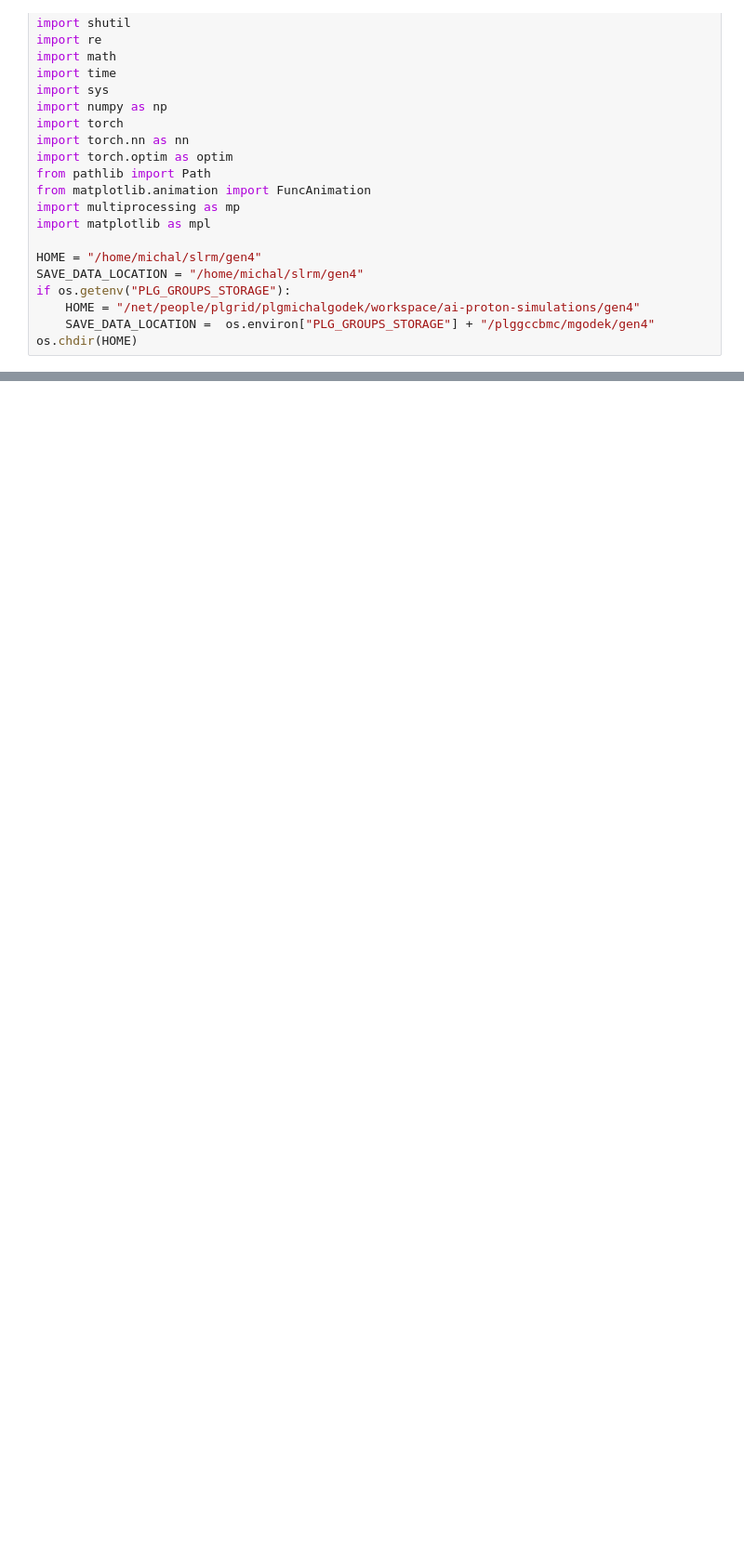
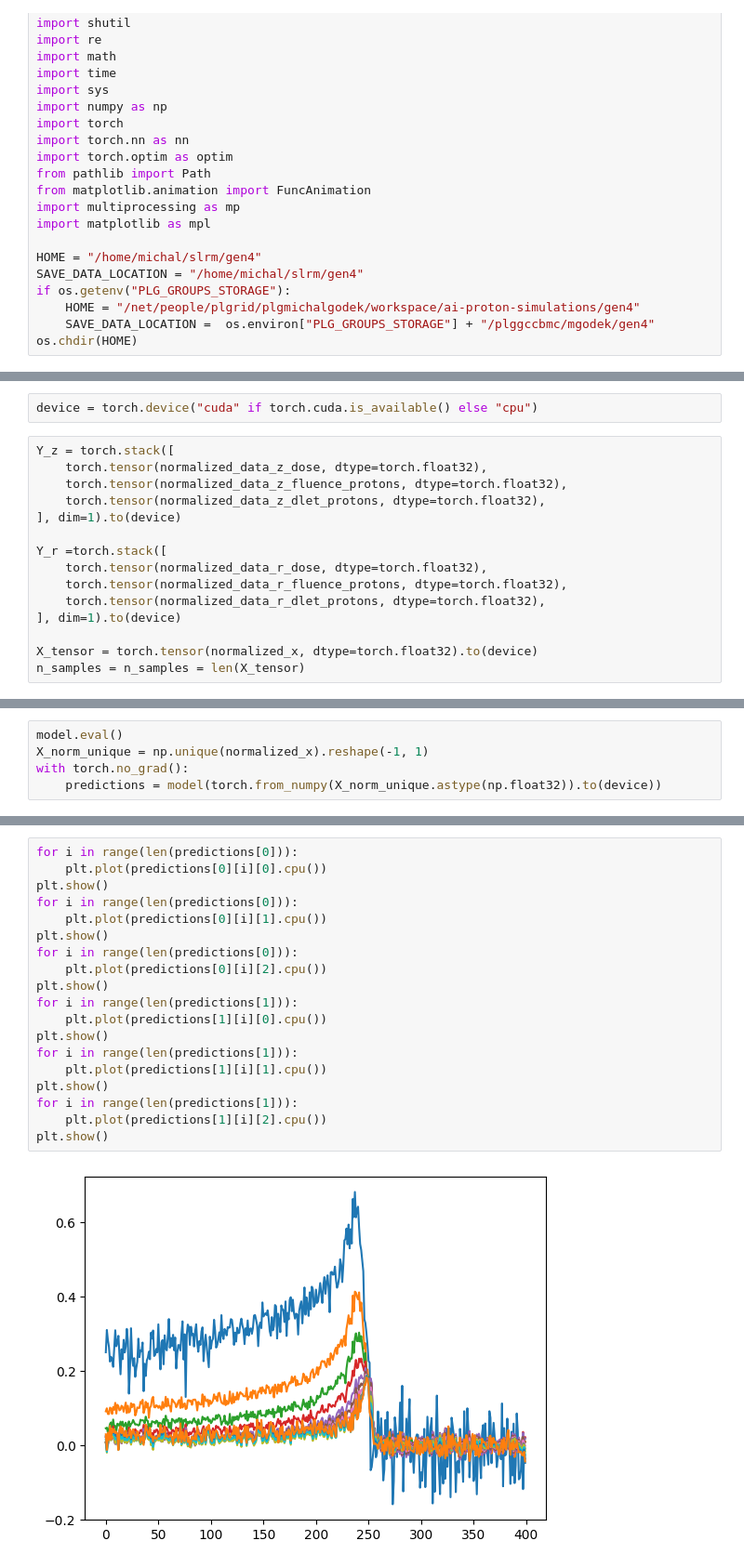
Before and after one commit to jagodek/ai-proton-simulations, a Jupyter notebook: gen4/pipeline.ipynb, the cells around one changed output, grey strips where cells are left out. Shown at 93% size. Drawn from its saved outputs; the diff is of its cells as text; blank space fills up the shorter version.

Commit message:
model training in notebook

```diff
--- a/gen4/pipeline.ipynb
+++ b/gen4/pipeline.ipynb
@@ -150,0 +348,17 @@ plt.show()
+# %%
+device = torch.device("cuda" if torch.cuda.is_available() else "cpu")
+# %%
+Y_z = torch.stack([
+    torch.tensor(normalized_data_z_dose, dtype=torch.float32),
+    torch.tensor(normalized_data_z_fluence_protons, dtype=torch.float32),
+    torch.tensor(normalized_data_z_dlet_protons, dtype=torch.float32),
+], dim=1).to(device)
+
+Y_r =torch.stack([
+    torch.tensor(normalized_data_r_dose, dtype=torch.float32),
+    torch.tensor(normalized_data_r_fluence_protons, dtype=torch.float32),
+    torch.tensor(normalized_data_r_dlet_protons, dtype=torch.float32),
+], dim=1).to(device)
+
+X_tensor = torch.tensor(normalized_x, dtype=torch.float32).to(device)
+n_samples = n_samples = len(X_tensor)
@@ -150,0 +410,5 @@ plt.show()
+# %%
+model.eval()
+X_norm_unique = np.unique(normalized_x).reshape(-1, 1)
+with torch.no_grad():
+    predictions = model(torch.from_numpy(X_norm_unique.astype(np.float32)).to(device))
@@ -150,0 +419,21 @@ plt.show()
+# %%
+for i in range(len(predictions[0])):
+    plt.plot(predictions[0][i][0].cpu())
+plt.show()
+for i in range(len(predictions[0])):
+    plt.plot(predictions[0][i][1].cpu())
+plt.show()
+for i in range(len(predictions[0])):
+    plt.plot(predictions[0][i][2].cpu())
+plt.show()
+for i in range(len(predictions[1])):
+    plt.plot(predictions[1][i][0].cpu())
+plt.show()
+for i in range(len(predictions[1])):
+    plt.plot(predictions[1][i][1].cpu())
+plt.show()
+for i in range(len(predictions[1])):
+    plt.plot(predictions[1][i][2].cpu())
+plt.show()
+# %% [output]
+[figure, added]
```
Also changed, not shown: parts of 21 cells of this notebook, 2 other files.
